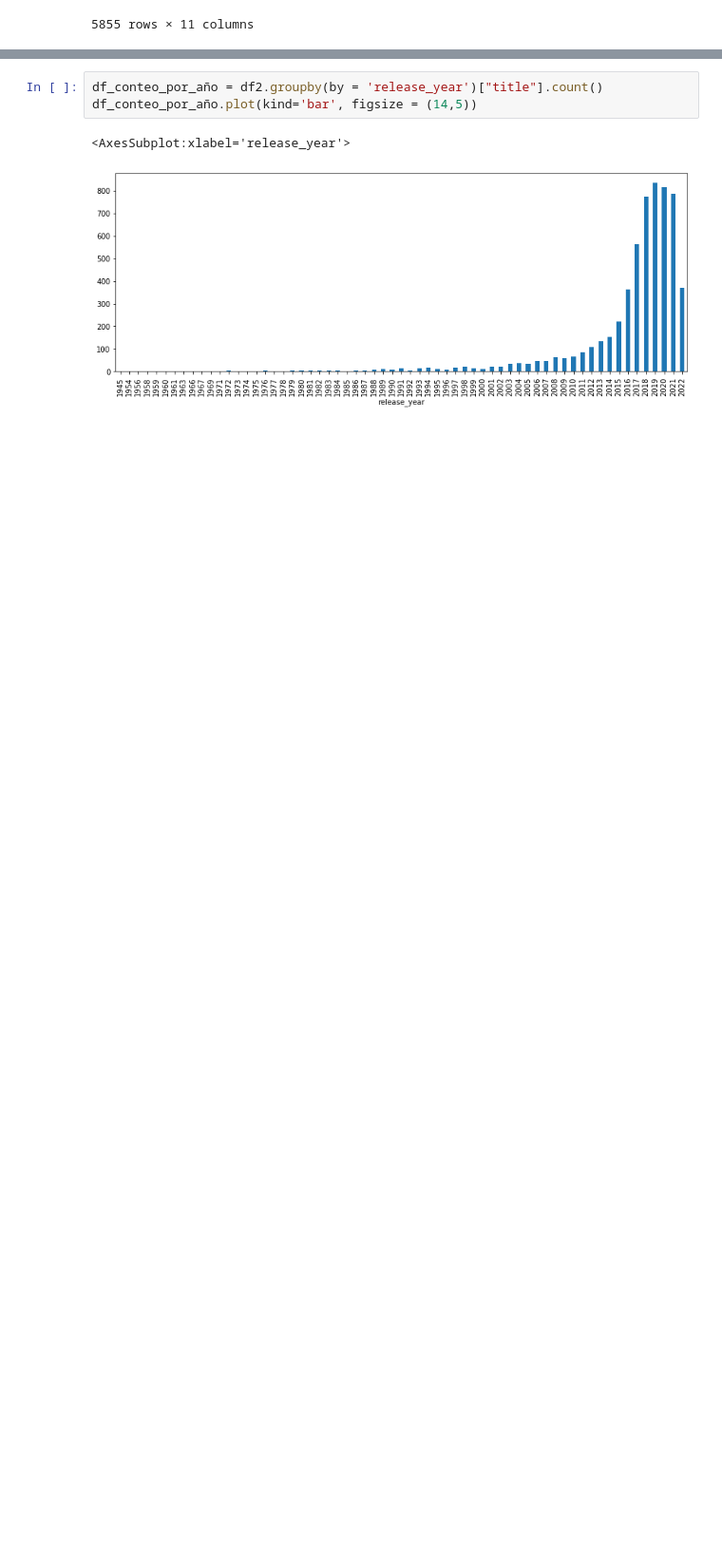
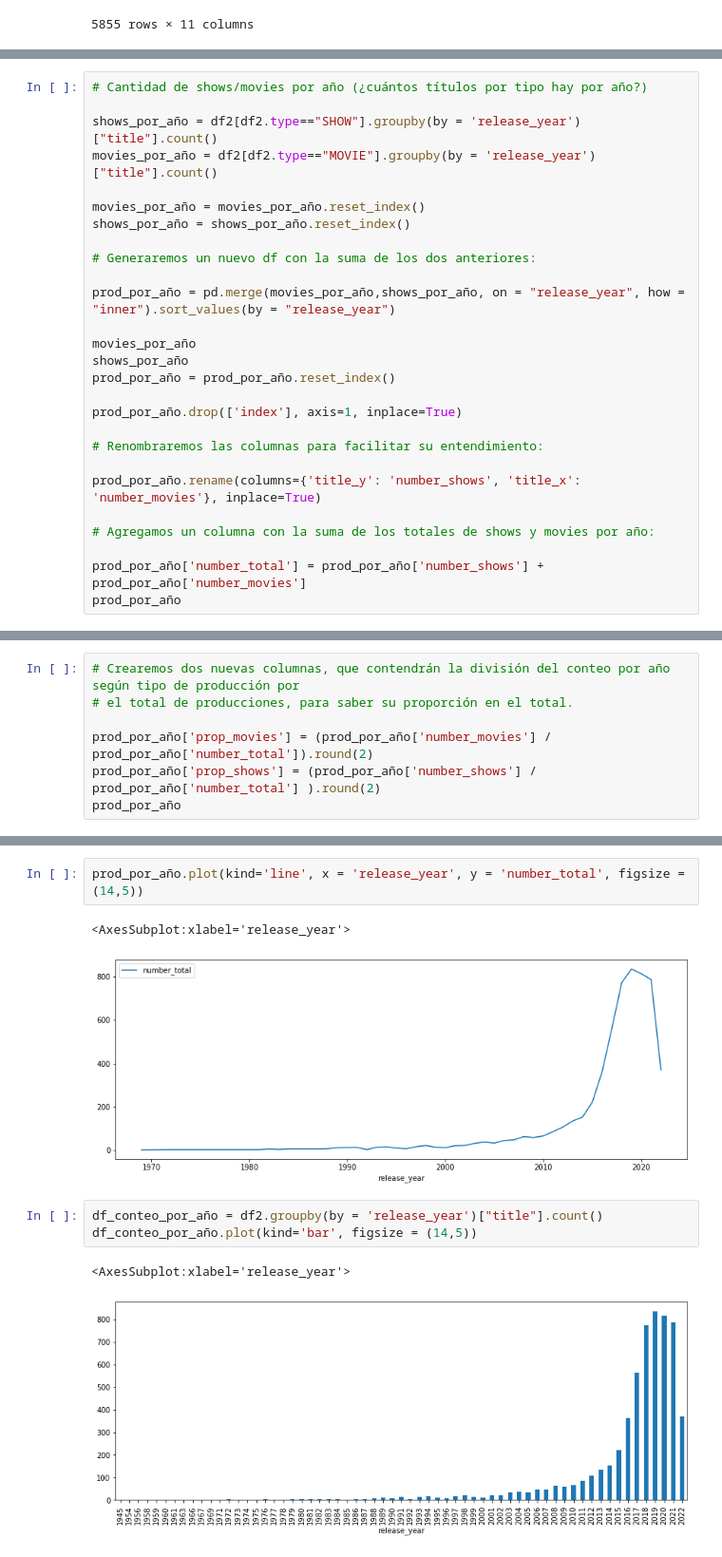
Before and after one commit to gejocastro/entrega-final-ad22, a Jupyter notebook: examen_data_analysis 4ago.ipynb, the cells around one changed output, grey strips where cells are left out. Shown at 95% size. Cells and saved outputs as stored; diff of their text form; blank space fills up the shorter version.

```diff
--- a/examen_data_analysis 4ago.ipynb
+++ b/examen_data_analysis 4ago.ipynb
@@ -483,0 +487,27 @@ df2
+# %%
+# Cantidad de shows/movies por año (¿cuántos títulos por tipo hay por año?)
+
+shows_por_año = df2[df2.type=="SHOW"].groupby(by = 'release_year')["title"].count()
+movies_por_año = df2[df2.type=="MOVIE"].groupby(by = 'release_year')["title"].count()
+
+movies_por_año = movies_por_año.reset_index()
+shows_por_año = shows_por_año.reset_index()
+
+# Generaremos un nuevo df con la suma de los dos anteriores:
+
+prod_por_año = pd.merge(movies_por_año,shows_por_año, on = "release_year", how = "inner").sort_values(by = "release_year")
+
+movies_por_año
+shows_por_año
+prod_por_año = prod_por_año.reset_index()
+
+prod_por_año.drop(['index'], axis=1, inplace=True)
+
+# Renombraremos las columnas para facilitar su entendimiento:
+
+prod_por_año.rename(columns={'title_y': 'number_shows', 'title_x': 'number_movies'}, inplace=True)
+
+# Agregamos un columna con la suma de los totales de shows y movies por año:
+
+prod_por_año['number_total'] = prod_por_año['number_shows'] + prod_por_año['number_movies']
+prod_por_año
@@ -483,0 +532,7 @@ df2
+# %%
+# Crearemos dos nuevas columnas, que contendrán la división del conteo por año según tipo de producción por
+# el total de producciones, para saber su proporción en el total.
+
+prod_por_año['prop_movies'] = (prod_por_año['number_movies'] / prod_por_año['number_total']).round(2)
+prod_por_año['prop_shows'] = (prod_por_año['number_shows'] / prod_por_año['number_total'] ).round(2)
+prod_por_año
@@ -484,3 +565,8 @@ df2
+# %%
+prod_por_año.plot(kind='line', x = 'release_year', y = 'number_total', figsize = (14,5))
+# %% [output]
+<AxesSubplot:xlabel='release_year'>
+[figure, added]
 # %%
 df_conteo_por_año = df2.groupby(by = 'release_year')["title"].count()
 df_conteo_por_año.plot(kind='bar', figsize = (14,5))
```
Also changed, not shown: parts of 48 cells of this notebook, 2 other files.
